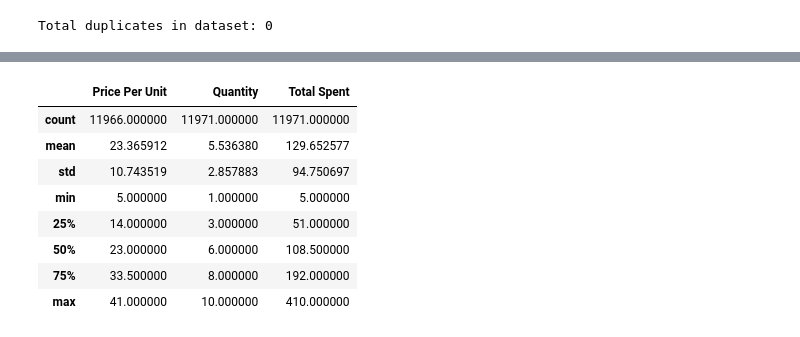
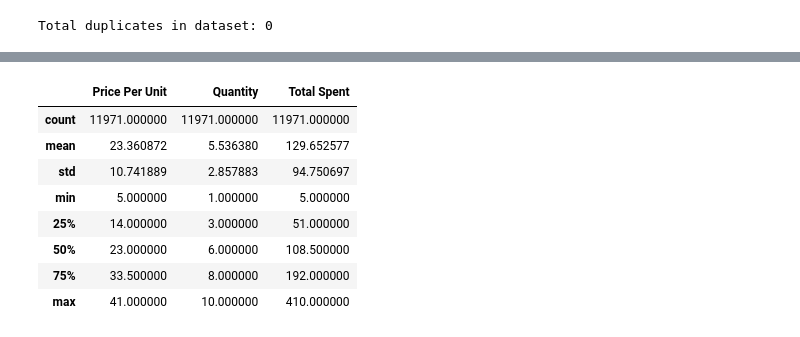
Before and after one commit to saad-sufyan-dev/python-learning-lab, a Jupyter notebook: data_analysis/day_02.ipynb, the cells around one changed output, grey strips where cells are left out. Cells and saved outputs as stored; diff of their text form; code cells hidden in the pictures.

```diff
--- a/data_analysis/day_02.ipynb
+++ b/data_analysis/day_02.ipynb
@@ -211,0 +300,9 @@ df.dropna(inplace=True) # inplace parameter applies the changes to the actual df
+# %%
+# Dropping the nulls which we cant derive using subset and thresh parameter
+df = df.dropna(
+    subset=["Price Per Unit", "Quantity", "Total Spent"],
+    thresh=2
+)
+# %%
+# Dropping Discount Applied Column as it is not useful for our analysis and essentially contains 3988 nulls
+df = df.drop(columns="Discount Applied")
@@ -214,3 +325,15 @@ df.dropna(inplace=True) # inplace parameter applies the changes to the actual df
 print(f"Total duplicates in dataset: {df.duplicated().sum()}")
 # %% [output]
 Total duplicates in dataset: 0
+# %%
+# Converting Transaction Date to datetime and Quantity to integer
+df["Transaction Date"] = pd.to_datetime(df["Transaction Date"])
+df["Quantity"] = df["Quantity"].astype("int")
+# %%
+# Checking if categorical columns are standardized
+print(df["Category"].unique())
+print(df["Payment Method"].unique())
+print(df["Location"].unique())
+
+# Converting all the categories in Category Column to title case
+df["Category"] = df["Category"].str.title()
@@ -217,11 +353,11 @@ Total duplicates in dataset: 0
 # %%
 # Inspecting the descriptive analysis of numerical columns
-df.describe()
+df[["Price Per Unit", "Quantity", "Total Spent"]].describe()
 # %% [output]
 |  | Price Per Unit | Quantity | Total Spent |
-| count | 11966.000000 | 11971.000000 | 11971.000000 |
-| mean | 23.365912 | 5.536380 | 129.652577 |
-| std | 10.743519 | 2.857883 | 94.750697 |
+| count | 11971.000000 | 11971.000000 | 11971.000000 |
+| mean | 23.360872 | 5.536380 | 129.652577 |
+| std | 10.741889 | 2.857883 | 94.750697 |
 | min | 5.000000 | 1.000000 | 5.000000 |
 | 25% | 14.000000 | 3.000000 | 51.000000 |
 | 50% | 23.000000 | 6.000000 | 108.500000 |
```
Also changed, not shown: parts of 29 cells of this notebook, 1 other file.
